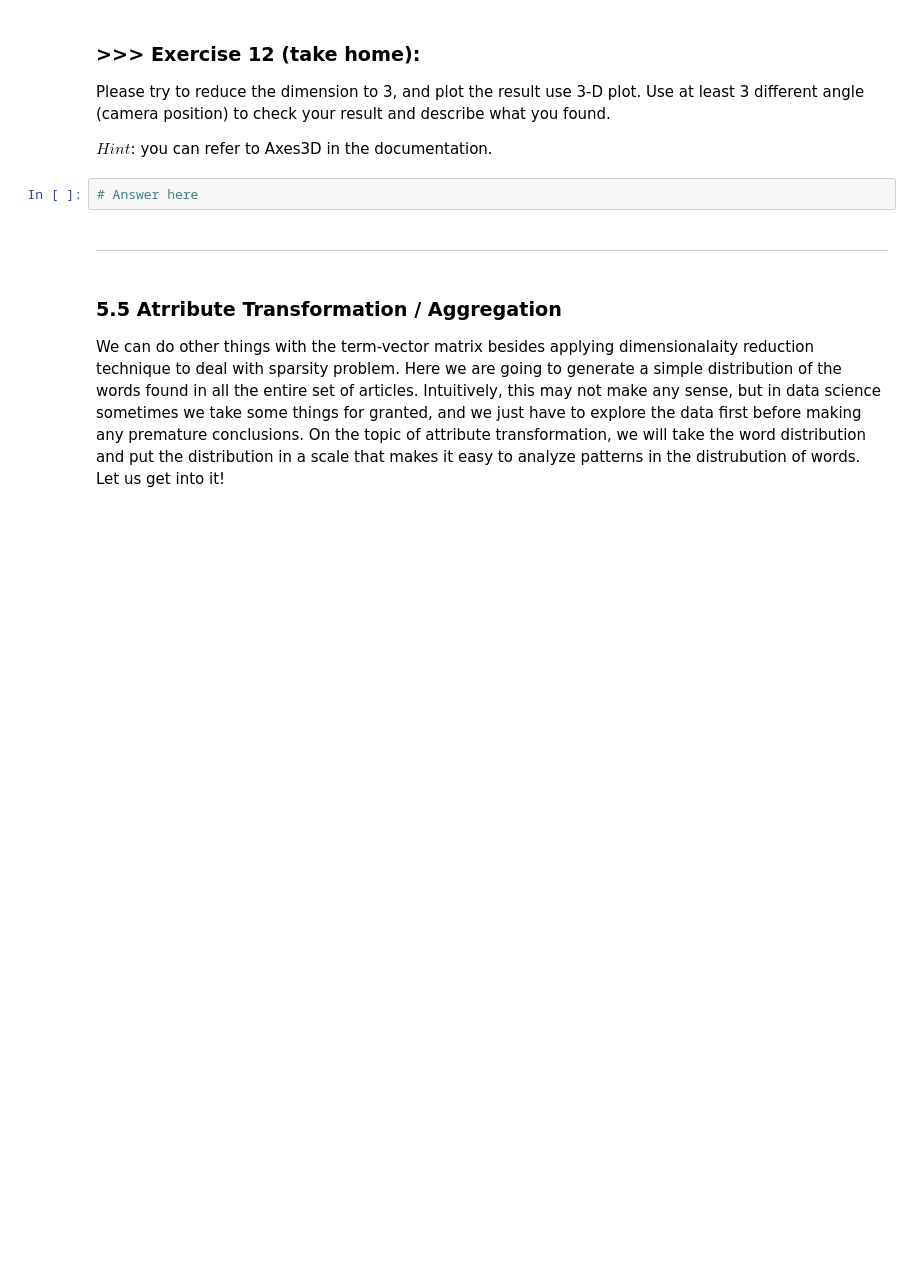
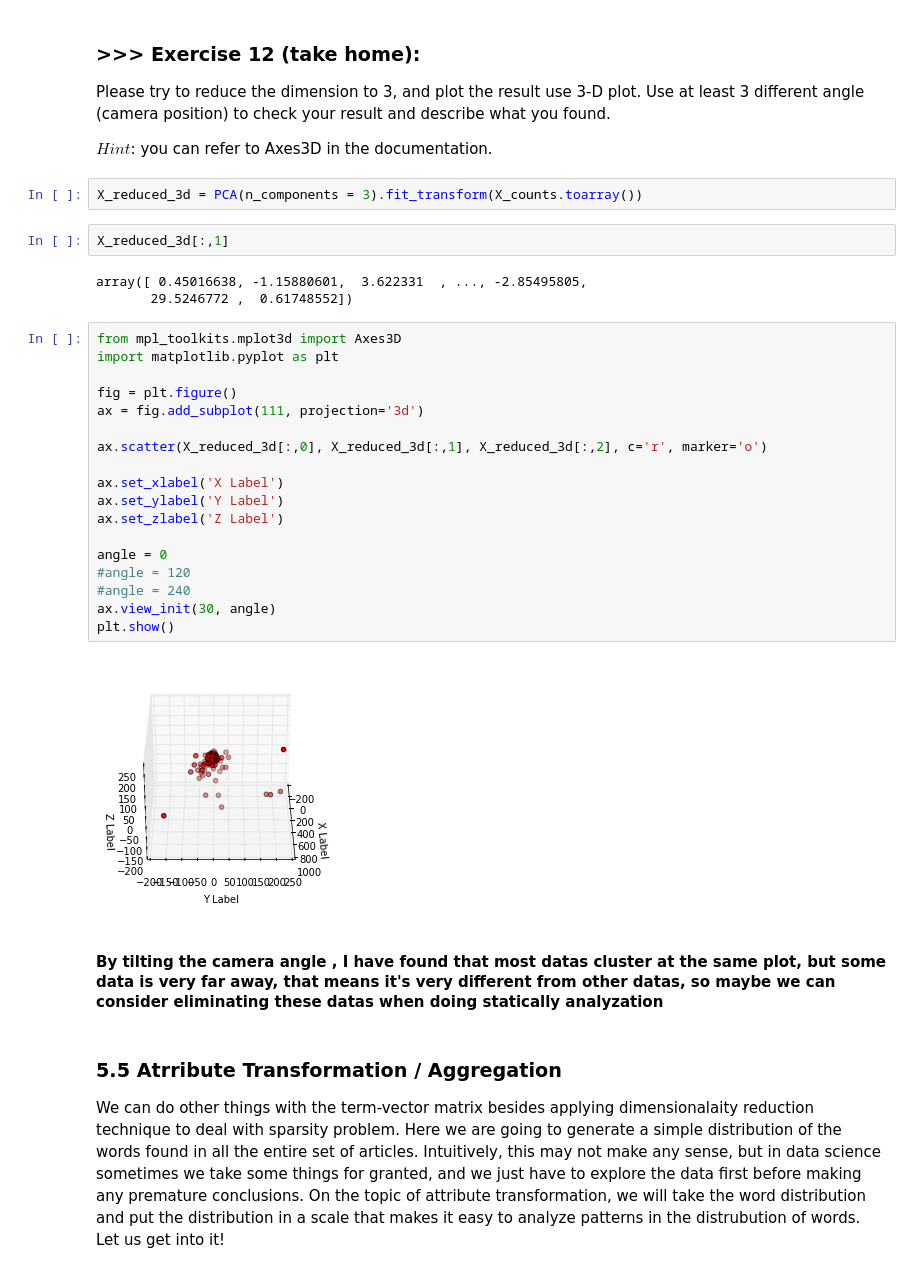
Before and after one commit to s109065533/DM2020-Lab1-Master, a Jupyter notebook: DM2020-Lab1-Master.ipynb, the cells around one changed output. Saved outputs shown, nothing was run; the diff lists cells and outputs as text; blank space fills up the shorter version.

```diff
--- a/DM2020-Lab1-Master.ipynb
+++ b/DM2020-Lab1-Master.ipynb
@@ -667,10 +1634,35 @@ From the 2D visualization above, we can see a slight "hint of separation in the
 Please try to reduce the dimension to 3, and plot the result use 3-D plot. Use at least 3 different angle (camera position) to check your result and describe what you found.
 
 $Hint$: you can refer to Axes3D in the documentation.
-# %%
-# Answer here
-# %% [markdown]
----
+# %%
+X_reduced_3d = PCA(n_components = 3).fit_transform(X_counts.toarray())
+# %%
+X_reduced_3d[:,1]
+# %% [output]
+array([ 0.45016638, -1.15880601,  3.622331  , ..., -2.85495805,
+       29.5246772 ,  0.61748552])
+# %%
+from mpl_toolkits.mplot3d import Axes3D
+import matplotlib.pyplot as plt
+
+fig = plt.figure()
+ax = fig.add_subplot(111, projection='3d')
+
+ax.scatter(X_reduced_3d[:,0], X_reduced_3d[:,1], X_reduced_3d[:,2], c='r', marker='o')
+
+ax.set_xlabel('X Label')
+ax.set_ylabel('Y Label')
+ax.set_zlabel('Z Label')
+
+angle = 0
+#angle = 120
+#angle = 240
+ax.view_init(30, angle)
+plt.show()
+# %% [output]
+[figure, added]
+# %% [markdown]
+#### By tilting the camera angle , I have found that most datas cluster at the same plot, but some data is very far away, that means it's very different from other datas, so maybe we can consider eliminating these datas when doing statically analyzation
 # %% [markdown]
 ### 5.5 Atrribute Transformation / Aggregation
 We can do other things with the term-vector matrix besides applying dimensionalaity reduction technique to deal with sparsity problem. Here we are going to generate a simple distribution of the words found in all the entire set of articles. Intuitively, this may not make any sense, but in data science sometimes we take some things for granted, and we just have to explore the data first before making any premature conclusions. On the topic of attribute transformation, we will take the word distribution and put the distribution in a scale that makes it easy to analyze patterns in the distrubution of words. Let us get into it!
```
Also changed, not shown: parts of 181 cells of this notebook.
